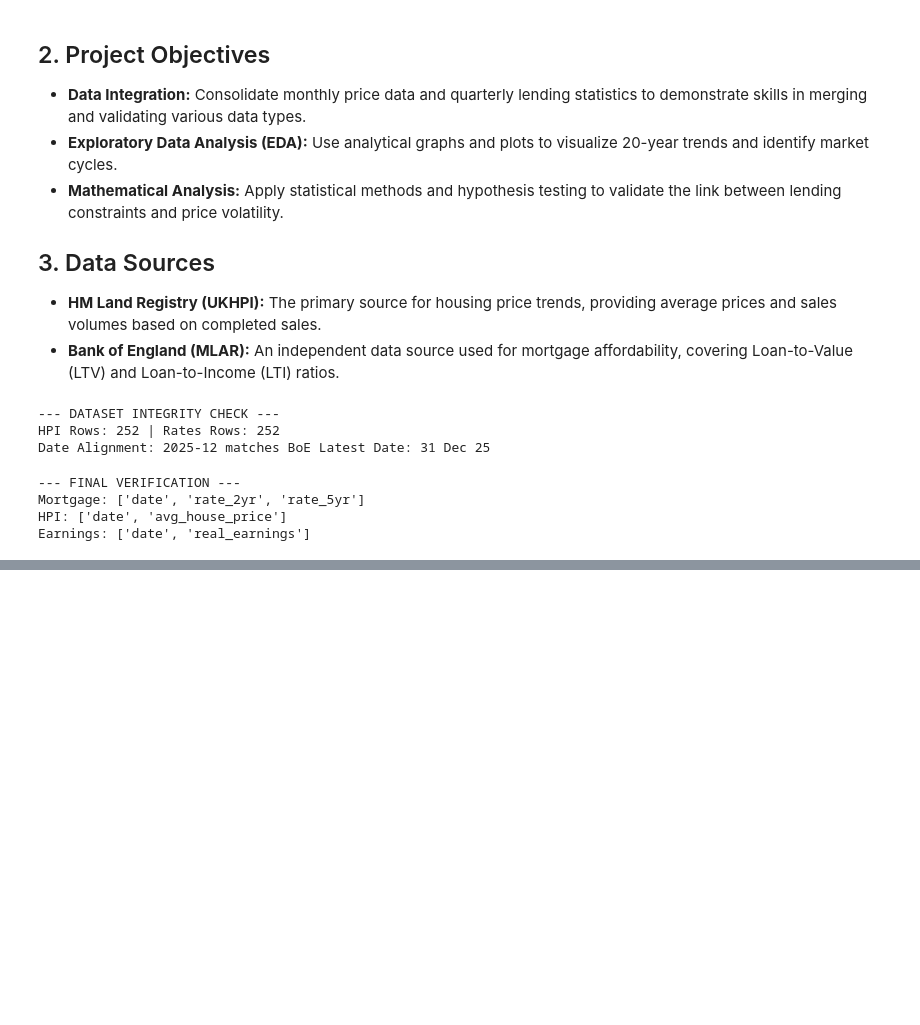
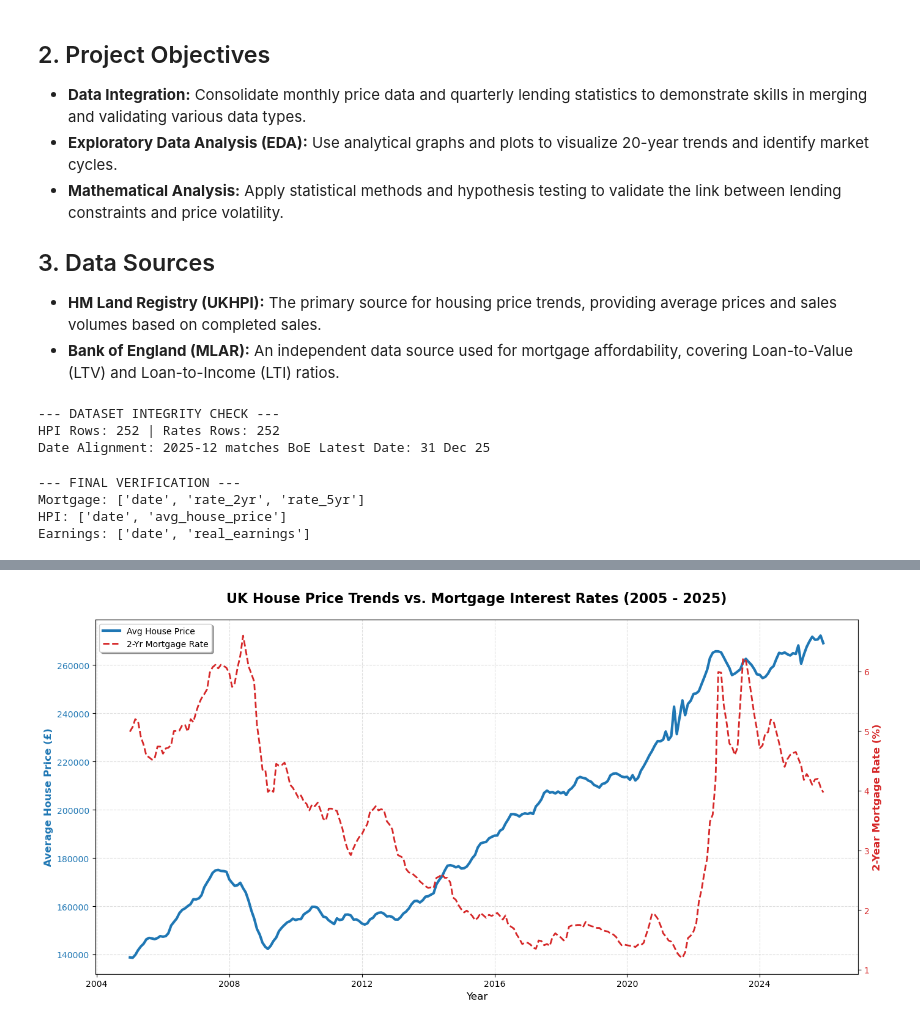
Before and after one commit to Nalyan-Beytula/Data-Science, a Jupyter notebook: UK_Housing_Prices_Mortgage_Affordability.ipynb, the cells around one changed output, grey strips where cells are left out. Cells and saved outputs as stored; diff of their text form; code cells hidden in the pictures; blank space fills up the shorter version.

Commit message:
Finalised master dataset and created baseline visualisations for Price Trends and Housing Affordability

```diff
--- a/UK_Housing_Prices_Mortgage_Affordability.ipynb
+++ b/UK_Housing_Prices_Mortgage_Affordability.ipynb
@@ -77,0 +147,30 @@ Earnings: ['date', 'real_earnings']
+# %%
+# 1. Setup the figure and the first axis (House Prices)
+fig, ax1 = plt.subplots(figsize=(14, 7))
+
+# 2. Plot House Prices (Blue Line)
+color_price = 'tab:blue'
+ax1.set_xlabel('Year', fontsize=12)
+ax1.set_ylabel('Average House Price (£)', color=color_price, fontsize=12, fontweight='bold')
+line1 = ax1.plot(master_data['date'], master_data['avg_house_price'], color=color_price, linewidth=3, label='Avg House Price')
+ax1.tick_params(axis='y', labelcolor=color_price)
+ax1.grid(True, linestyle='--', alpha=0.4)
+
+# 3. Create the second axis (Mortgage Rates)
+ax2 = ax1.twinx()
+color_rate = 'tab:red'
+ax2.set_ylabel('2-Year Mortgage Rate (%)', color=color_rate, fontsize=12, fontweight='bold')
+line2 = ax2.plot(master_data['date'], master_data['rate_2yr'], color=color_rate, linewidth=2, linestyle='--', label='2-Yr Mortgage Rate')
+ax2.tick_params(axis='y', labelcolor=color_rate)
+
+# 4. Create a single legend for both lines
+lines = line1 + line2
+labels = [l.get_label() for l in lines]
+ax1.legend(lines, labels, loc='upper left', frameon=True, shadow=True)
+
+# 5. Final Styling
+plt.title('UK House Price Trends vs. Mortgage Interest Rates (2005 - 2025)', fontsize=16, fontweight='bold', pad=20)
+fig.tight_layout()
+plt.show()
+# %% [output]
+[figure, added]
```
Also changed, not shown: parts of 3 cells of this notebook.
